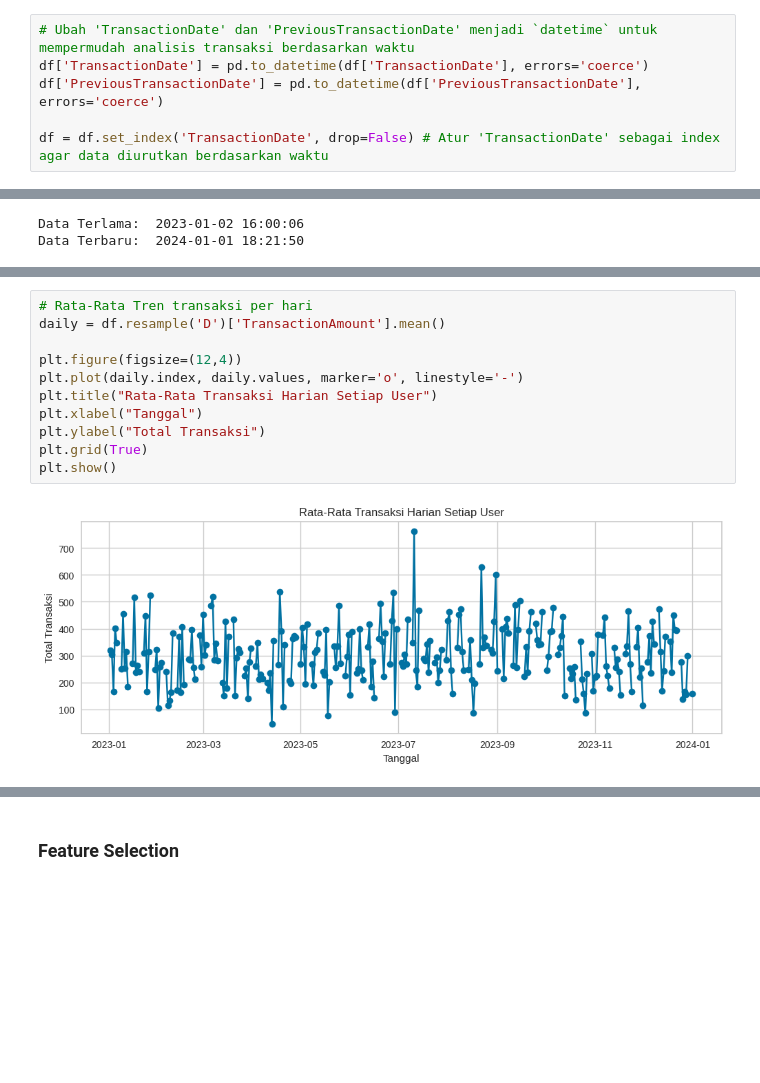
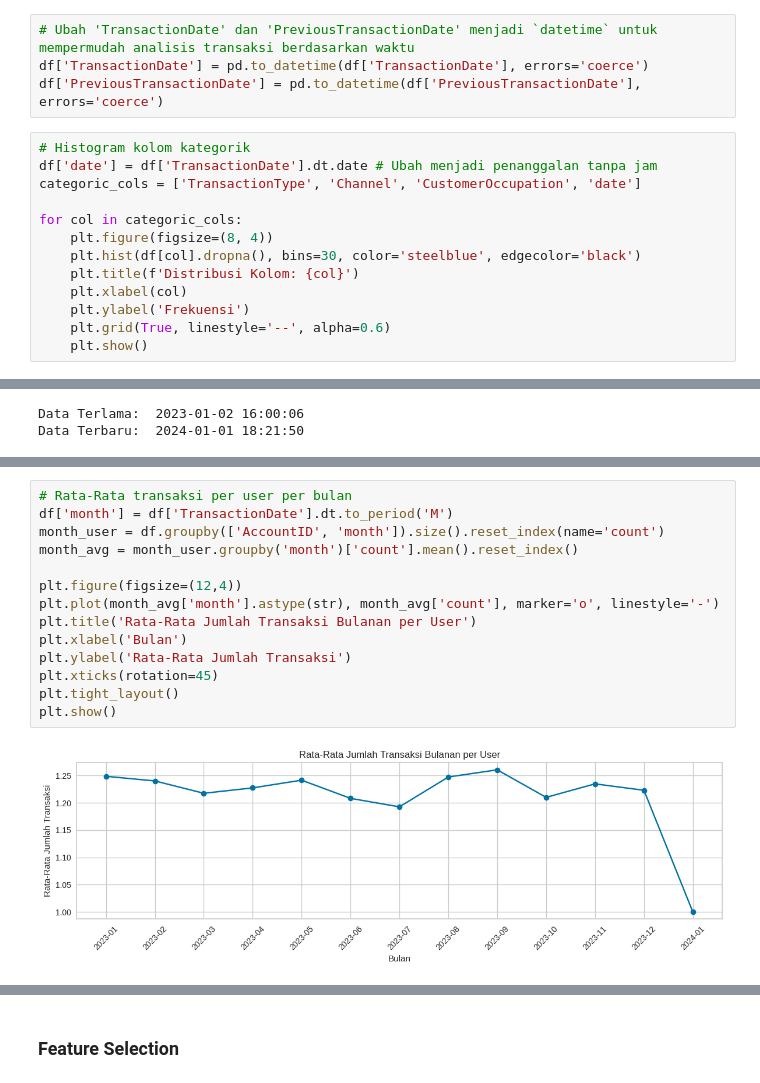
Before and after one commit to Bjirka13/Dicoding---AI-Engineer---Completion, a Jupyter notebook: AI Engineer/Notebook/Clustering_Dicoding.ipynb, the cells around one changed output, grey strips where cells are left out. Drawn from its saved outputs; the diff is of its cells as text; blank space fills up the shorter version.

```diff
--- a/AI Engineer/Notebook/Clustering_Dicoding.ipynb
+++ b/AI Engineer/Notebook/Clustering_Dicoding.ipynb
@@ -107,5 +131,16 @@ array([ 1.,  3.,  5., nan,  2.,  4.])
 # Ubah 'TransactionDate' dan 'PreviousTransactionDate' menjadi `datetime` untuk mempermudah analisis transaksi berdasarkan waktu
 df['TransactionDate'] = pd.to_datetime(df['TransactionDate'], errors='coerce')
 df['PreviousTransactionDate'] = pd.to_datetime(df['PreviousTransactionDate'], errors='coerce')
-
-df = df.set_index('TransactionDate', drop=False) # Atur 'TransactionDate' sebagai index agar data diurutkan berdasarkan waktu
+# %%
+# Histogram kolom kategorik
+df['date'] = df['TransactionDate'].dt.date # Ubah menjadi penanggalan tanpa jam
+categoric_cols = ['TransactionType', 'Channel', 'CustomerOccupation', 'date']
+
+for col in categoric_cols:
+    plt.figure(figsize=(8, 4))
+    plt.hist(df[col].dropna(), bins=30, color='steelblue', edgecolor='black')
+    plt.title(f'Distribusi Kolom: {col}')
+    plt.xlabel(col)
+    plt.ylabel('Frekuensi')
+    plt.grid(True, linestyle='--', alpha=0.6)
+    plt.show()
@@ -132,13 +213,16 @@ plt.show()
 # %%
-# Rata-Rata Tren transaksi per hari
-daily = df.resample('D')['TransactionAmount'].mean()
+# Rata-Rata transaksi per user per bulan
+df['month'] = df['TransactionDate'].dt.to_period('M')
+month_user = df.groupby(['AccountID', 'month']).size().reset_index(name='count')
+month_avg = month_user.groupby('month')['count'].mean().reset_index()
 
 plt.figure(figsize=(12,4))
-plt.plot(daily.index, daily.values, marker='o', linestyle='-')
-plt.title("Rata-Rata Transaksi Harian Setiap User")
-plt.xlabel("Tanggal")
-plt.ylabel("Total Transaksi")
-plt.grid(True)
+plt.plot(month_avg['month'].astype(str), month_avg['count'], marker='o', linestyle='-')
+plt.title('Rata-Rata Jumlah Transaksi Bulanan per User')
+plt.xlabel('Bulan')
+plt.ylabel('Rata-Rata Jumlah Transaksi')
+plt.xticks(rotation=45)
+plt.tight_layout()
 plt.show()
 # %% [output]
-[figure, old version]
+[figure, new version]
```
Also changed, not shown: parts of 22 cells of this notebook.
